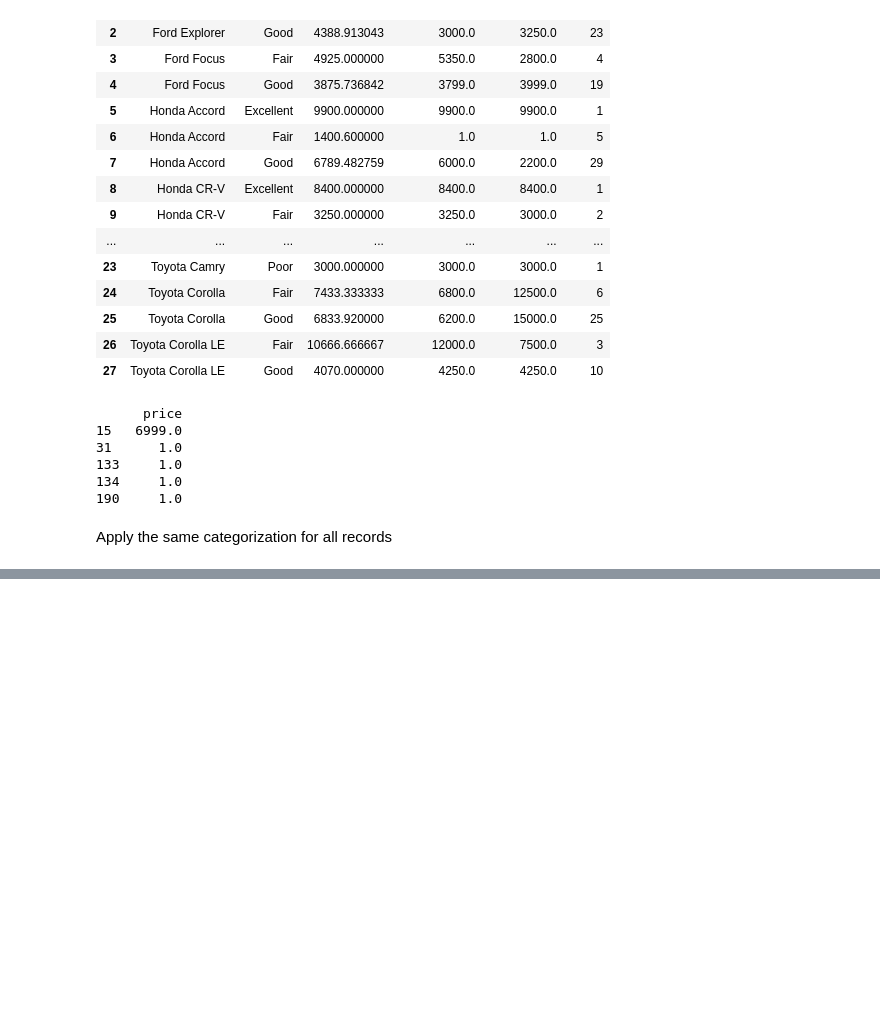
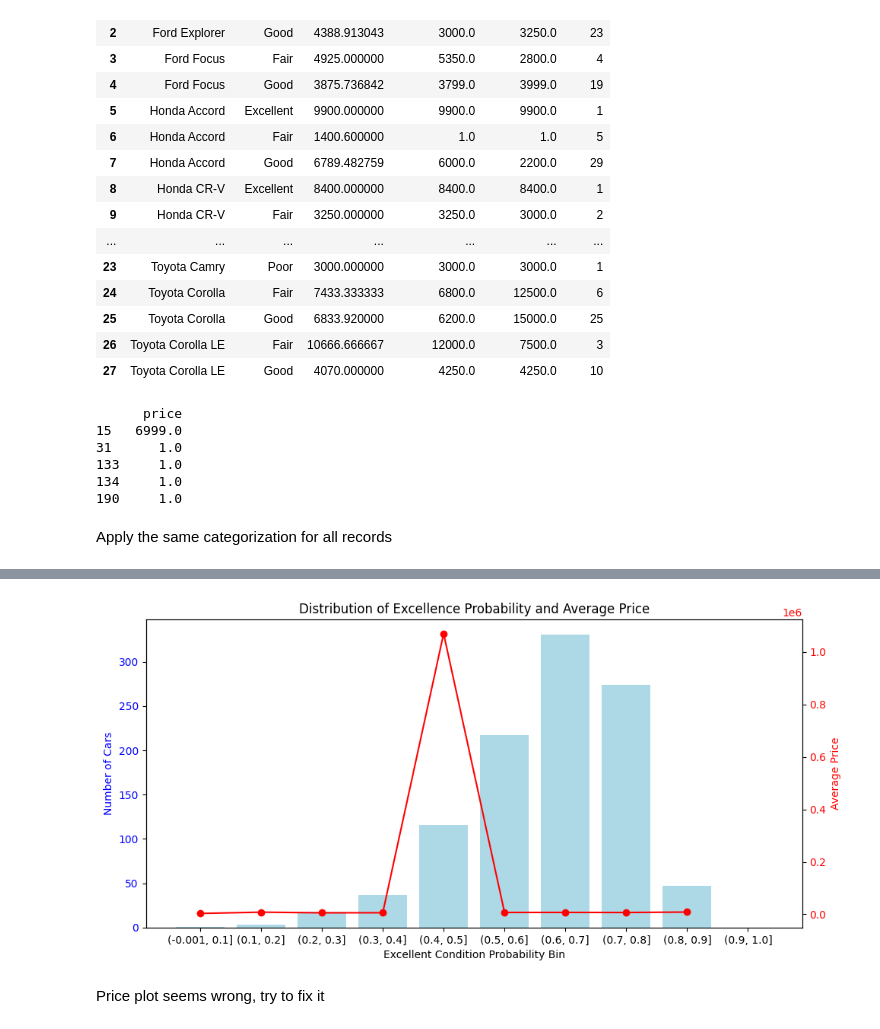
Before and after one commit to melodychengtc/VehicleVision, a Jupyter notebook: eda/eda_sfbayarea.ipynb, the cells around one changed output, grey strips where cells are left out. Cells and saved outputs as stored; diff of their text form; code cells hidden in the pictures; blank space fills up the shorter version.

```diff
--- a/eda/eda_sfbayarea.ipynb
+++ b/eda/eda_sfbayarea.ipynb
@@ -214,0 +288,40 @@ agg_all.to_csv('../data/all_make_model_condition_stats.csv', index=False)
+# %%
+import pandas as pd
+import numpy as np
+
+# Bin the excellence probability into intervals
+bins = np.linspace(0, 1, 11)  # 0.0, 0.1, ..., 1.0
+df['excellence_bin'] = pd.cut(df['excellent_cond_prob'], bins=bins, include_lowest=True)
+
+agg_bin = (
+    df.groupby('excellence_bin')
+      .agg(
+          count=('price', 'count'),
+          avg_price=('price', 'mean')
+      )
+      .reset_index()
+)
+# %%
+import matplotlib.pyplot as plt
+
+fig, ax1 = plt.subplots(figsize=(10, 5))
+
+# Plot count as bar chart
+ax1.bar(agg_bin['excellence_bin'].astype(str), agg_bin['count'], color='lightblue', label='Count')
+ax1.set_xlabel('Excellent Condition Probability Bin')
+ax1.set_ylabel('Number of Cars', color='blue')
+ax1.tick_params(axis='y', labelcolor='blue')
+
+# Plot average price as line chart on the same x-axis, different y-axis
+ax2 = ax1.twinx()
+ax2.plot(agg_bin['excellence_bin'].astype(str), agg_bin['avg_price'], color='red', marker='o', label='Average Price')
+ax2.set_ylabel('Average Price', color='red')
+ax2.tick_params(axis='y', labelcolor='red')
+
+plt.title('Distribution of Excellence Probability and Average Price')
+fig.tight_layout()
+plt.show()
+# %% [output]
+[figure, added]
+# %% [markdown]
+Price plot seems wrong, try to fix it
```
Also changed, not shown: parts of 12 cells of this notebook.
